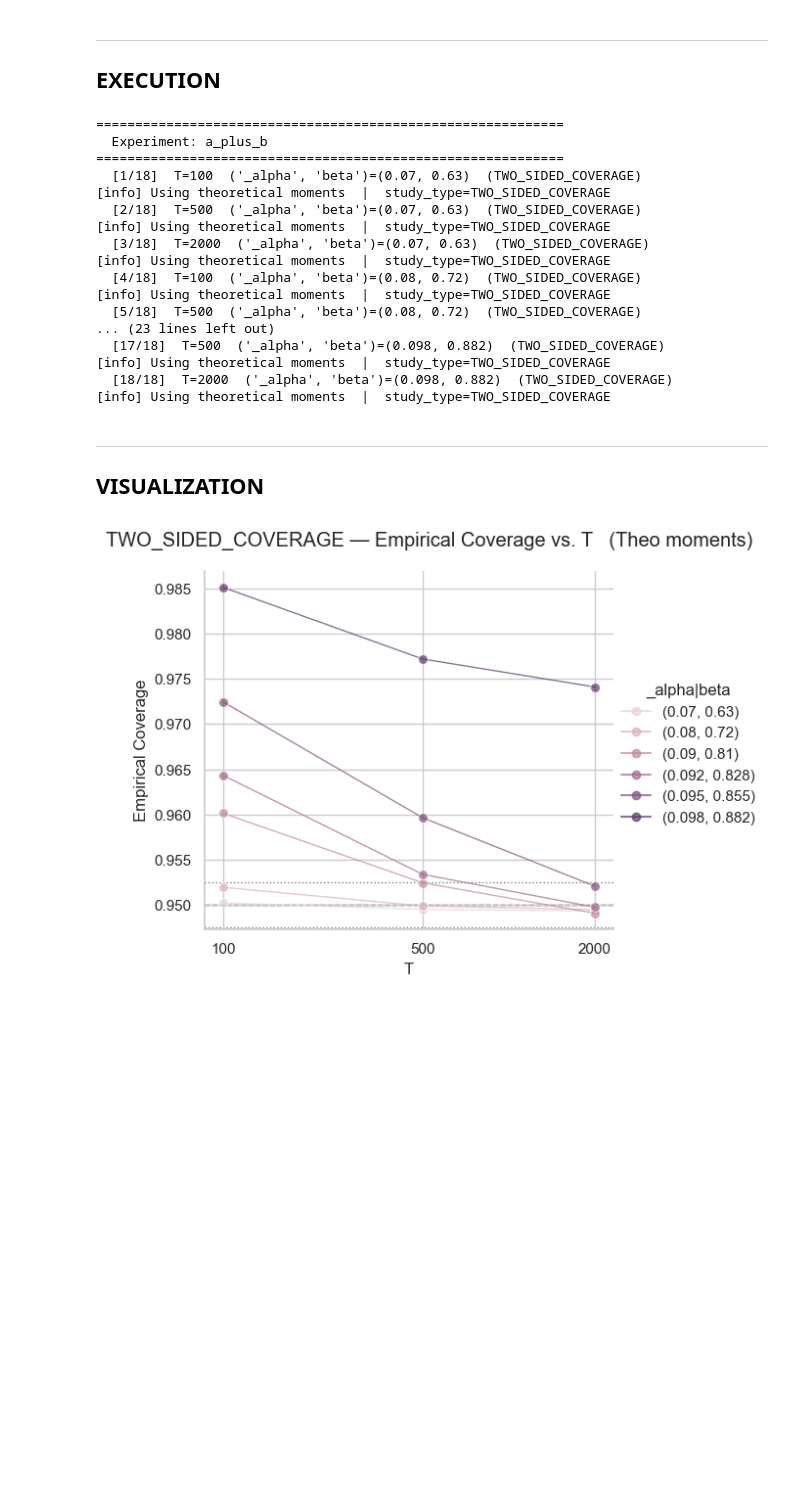
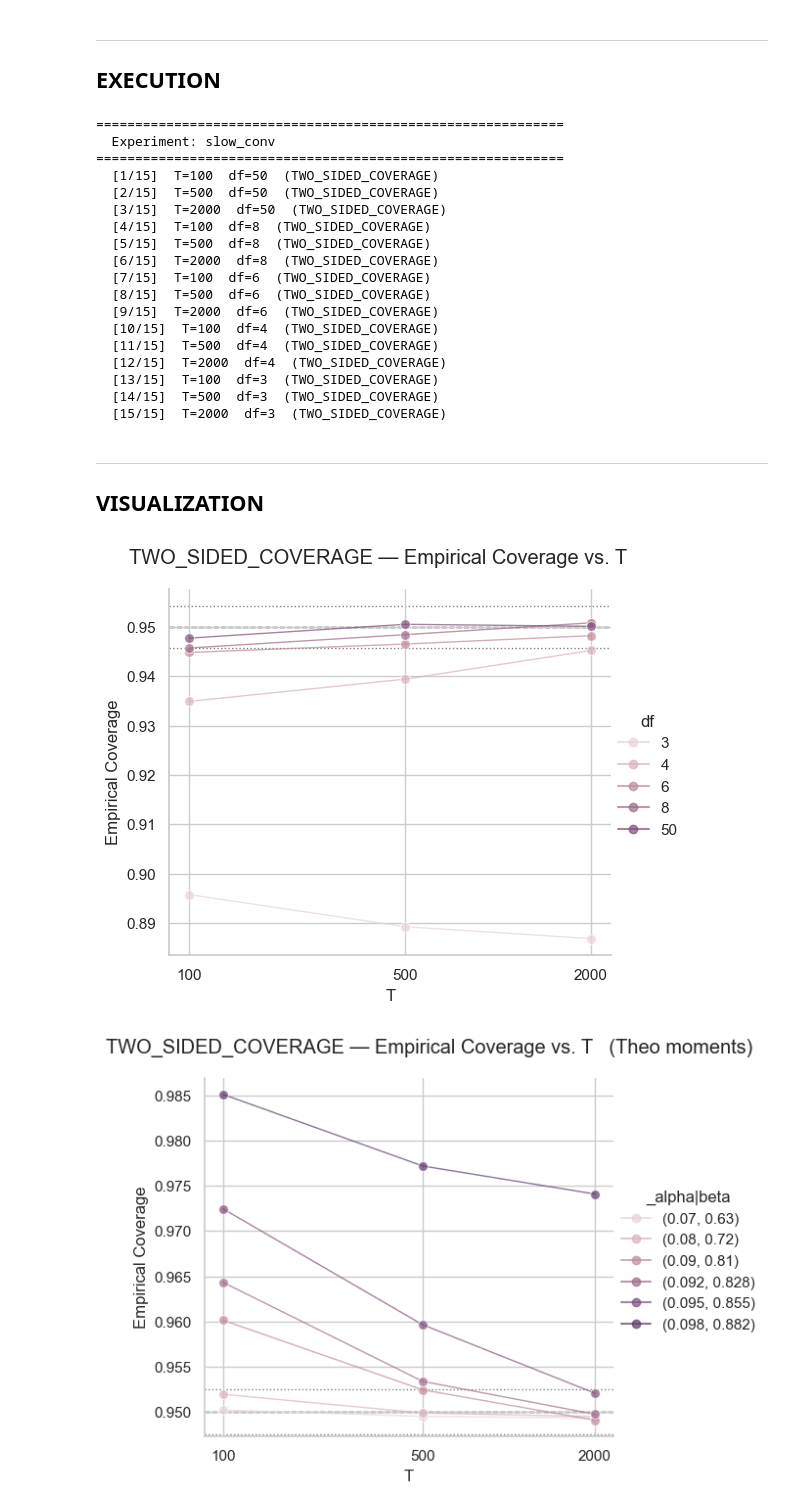
Before and after one commit to Fabro2701/sharpe_ratio_TFM, a Jupyter notebook: notebooks/presentation/coverage_extra.ipynb, the cells around one changed output. Saved outputs shown, nothing was run; the diff lists cells and outputs as text; code cells hidden in the pictures; blank space fills up the shorter version.

```diff
--- a/notebooks/presentation/coverage_extra.ipynb
+++ b/notebooks/presentation/coverage_extra.ipynb
@@ -15,6 +17,10 @@ DGP_EXAMPLES["garch_"] = lambda _alpha, beta: GARCHProcess(alpha=_alpha, beta=be
 # %%
 # name : (dgp_names, model_short_names)
 scenarios = {
+    "slow_conv": (
+        ["iid_t"],
+        ["iid_student_t"],
+    ),
     "a_plus_b": (
         ["garch_"],
         ["garch11"],
@@ -56,9 +62,21 @@ c = 0.1
  (0.098, 0.882)]
 # %%
 N_SIM  = 30_000
-N_JOBS = 8
+N_JOBS = -1
 
 experiments = {
+    "slow_conv": ExperimentSpec(
+        scenario   = scenarios["slow_conv"],
+        param_name = "T",
+        param_values = parameters["T"],
+        study_type = StudyType.TWO_SIDED_COVERAGE,
+        calib_sigma   = 1.0,
+        sr_default=0.5,
+        n_jobs = N_JOBS,
+        th_moments = False,
+        label_param  = "df",
+        label_values = [50, 6, 4, 3],
+    ),
     "a_plus_b": ExperimentSpec(
         scenario   = scenarios["a_plus_b"],
         param_name = "T",
@@ -126,7 +144,8 @@ experiments = {
 run_selected_configs(
     experiments,
     selected_experiments=[
-        "a_plus_b",
+        "slow_conv",
+        #"a_plus_b",
         #"phi",
         #"sr",
         #"non4",
@@ -135,22 +154,23 @@ run_selected_configs(
 )
 # %% [output]
 ============================================================
-  Experiment: a_plus_b
+  Experiment: slow_conv
 ============================================================
-  [1/18]  T=100  ('_alpha', 'beta')=(0.07, 0.63)  (TWO_SIDED_COVERAGE)
-[info] Using theoretical moments  |  study_type=TWO_SIDED_COVERAGE
-  [2/18]  T=500  ('_alpha', 'beta')=(0.07, 0.63)  (TWO_SIDED_COVERAGE)
-[info] Using theoretical moments  |  study_type=TWO_SIDED_COVERAGE
-  [3/18]  T=2000  ('_alpha', 'beta')=(0.07, 0.63)  (TWO_SIDED_COVERAGE)
-[info] Using theoretical moments  |  study_type=TWO_SIDED_COVERAGE
-  [4/18]  T=100  ('_alpha', 'beta')=(0.08, 0.72)  (TWO_SIDED_COVERAGE)
-[info] Using theoretical moments  |  study_type=TWO_SIDED_COVERAGE
-  [5/18]  T=500  ('_alpha', 'beta')=(0.08, 0.72)  (TWO_SIDED_COVERAGE)
-... (23 lines left out)
-  [17/18]  T=500  ('_alpha', 'beta')=(0.098, 0.882)  (TWO_SIDED_COVERAGE)
-[info] Using theoretical moments  |  study_type=TWO_SIDED_COVERAGE
-  [18/18]  T=2000  ('_alpha', 'beta')=(0.098, 0.882)  (TWO_SIDED_COVERAGE)
-[info] Using theoretical moments  |  study_type=TWO_SIDED_COVERAGE
+  [1/15]  T=100  df=50  (TWO_SIDED_COVERAGE)
+  [2/15]  T=500  df=50  (TWO_SIDED_COVERAGE)
+  [3/15]  T=2000  df=50  (TWO_SIDED_COVERAGE)
+  [4/15]  T=100  df=8  (TWO_SIDED_COVERAGE)
+  [5/15]  T=500  df=8  (TWO_SIDED_COVERAGE)
+  [6/15]  T=2000  df=8  (TWO_SIDED_COVERAGE)
+  [7/15]  T=100  df=6  (TWO_SIDED_COVERAGE)
+  [8/15]  T=500  df=6  (TWO_SIDED_COVERAGE)
+  [9/15]  T=2000  df=6  (TWO_SIDED_COVERAGE)
+  [10/15]  T=100  df=4  (TWO_SIDED_COVERAGE)
+  [11/15]  T=500  df=4  (TWO_SIDED_COVERAGE)
+  [12/15]  T=2000  df=4  (TWO_SIDED_COVERAGE)
+  [13/15]  T=100  df=3  (TWO_SIDED_COVERAGE)
+  [14/15]  T=500  df=3  (TWO_SIDED_COVERAGE)
+  [15/15]  T=2000  df=3  (TWO_SIDED_COVERAGE)
 # %% [markdown]
 ---
 ## VISUALIZATION
@@ -169,8 +189,18 @@ colors = [
     "#c08a9b",
     "#9f6a8b",
     "#7e4f7a",
-    "#5b3a66"
+    "#5b3a66",
+    "#50335a",
+    "#38243f"
 ]
+# %%
+run_analysis(experiments, "slow_conv", alpha=0.05, plot_mask=[0,0,1],
+             savefig_folder=folder,
+             line_plot_kargs=line_plot_kargs |
+             dict(log=True, xticks=parameters['T'], palette=colors
+                  ))
+# %% [output]
+[figure, added]
 # %%
 # palette=list(plt.cm.RdPu(np.linspace(0.4, 1, 5)))
 run_analysis(experiments, "a_plus_b", alpha=0.05, plot_mask=[0,0,1],
```
Also changed, not shown: parts of 2 cells of this notebook, 1 other file.
